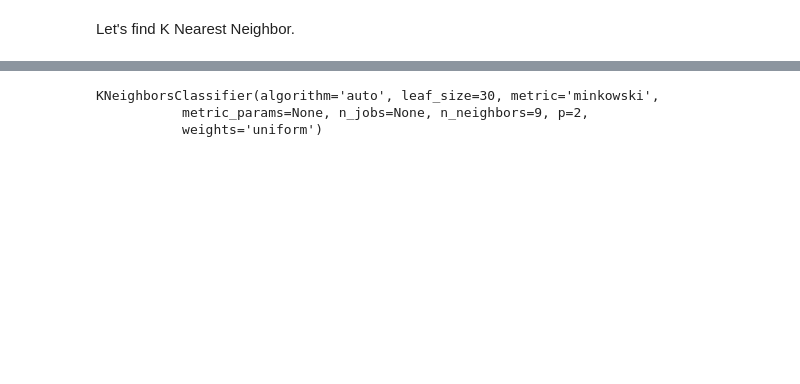
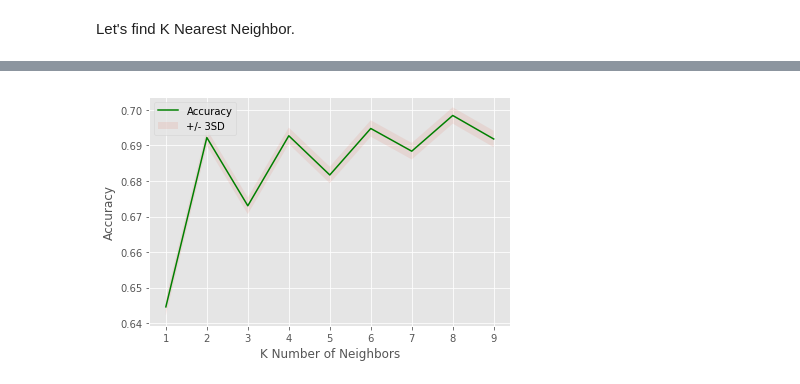
Before and after one commit to 1905jerry/Coursera_Capstone, a Jupyter notebook: Coursera_Capstone Project.ipynb, the cells around one changed output, grey strips where cells are left out. Saved outputs shown, nothing was run; the diff lists cells and outputs as text; code cells hidden in the pictures; blank space fills up the shorter version.

```diff
--- a/Coursera_Capstone Project.ipynb
+++ b/Coursera_Capstone Project.ipynb
@@ -597,0 +613,6 @@ Over 95% of collisions did not involve a driver under the influence of drugs or
+# %%
+### Examine ROADCOND
+df['ROADCOND'].value_counts()
+df.ROADCOND.replace(' ', 'UNKNOWN', inplace=True)
+df.ROADCOND.replace(np.NaN, 'Unknown', inplace=True)
+df['ROADCOND'].value_counts()
@@ -597,0 +630,6 @@ Over 95% of collisions did not involve a driver under the influence of drugs or
+# %%
+### Examine LIGHTCOND
+df['LIGHTCOND'].value_counts()
+df.LIGHTCOND.replace(' ', 'UNKNOWN', inplace=True)
+df.LIGHTCOND.replace(np.NaN, 'Unknown', inplace=True)
+df['LIGHTCOND'].value_counts()
@@ -597,0 +647,6 @@ Over 95% of collisions did not involve a driver under the influence of drugs or
+# %%
+### Examine COLLISIONTYPE
+df['COLLISIONTYPE'].value_counts()
+df.COLLISIONTYPE.replace(' ', 'UNKNOWN', inplace=True)
+df.COLLISIONTYPE.replace(np.NaN, 'Unknown', inplace=True)
+df['COLLISIONTYPE'].value_counts()
@@ -597,0 +666,6 @@ Over 95% of collisions did not involve a driver under the influence of drugs or
+# %%
+### Examine UNDERINFL
+df['UNDERINFL'].value_counts()
+df.UNDERINFL.replace('0.0', 0.0, inplace=True)
+df.UNDERINFL.replace(np.nan, 2, inplace=True)
+df['UNDERINFL'].value_counts()
@@ -754,6 +781,10 @@ array([0.6479, 0.6917, 0.6758, 0.6949, 0.6844, 0.6952, 0.6888, 0.6981,
-# %%
-neigh
-# %% [output]
-KNeighborsClassifier(algorithm='auto', leaf_size=30, metric='minkowski',
-           metric_params=None, n_jobs=None, n_neighbors=9, p=2,
-           weights='uniform')
+# %%
+plt.plot(range(1, Ks), mean_acc, 'g')
+plt.fill_between(range(1, Ks), mean_acc - 1 * std_acc,mean_acc + 1 * std_acc, alpha=0.10)
+plt.legend(('Accuracy', '+/- 3SD'))
+plt.ylabel('Accuracy')
+plt.xlabel('K Number of Neighbors')
+plt.tight_layout()
+plt.show()
+# %% [output]
+[figure, added]
```
Also changed, not shown: parts of 46 cells of this notebook.
